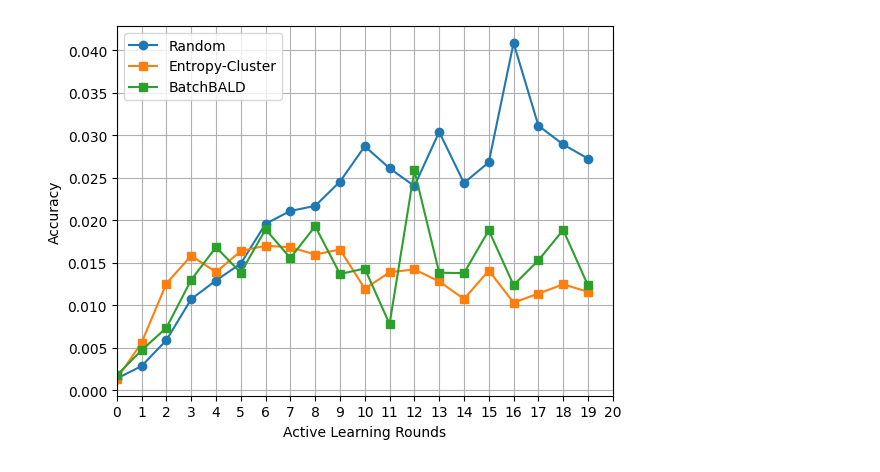
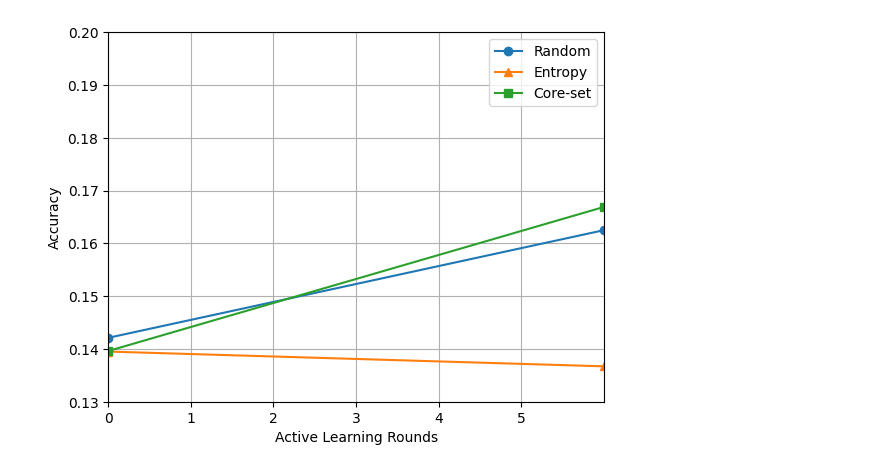
Before and after one commit to plant-ai-biophysics-lab/AGILE, a Jupyter notebook: experiments/active-learning/notebooks/pascal-test/plot_results.ipynb, the cells around one changed output. Cells and saved outputs as stored; diff of their text form; code cells hidden in the pictures.

```diff
--- a/experiments/active-learning/notebooks/pascal-test/plot_results.ipynb
+++ b/experiments/active-learning/notebooks/pascal-test/plot_results.ipynb
@@ -14,28 +4,43 @@ y_batchbald = [0.001748, 0.004699, 0.007335, 0.01298, 0.01684, 0.01383, 0.01893,
+# %%
+# x = [0, 1, 2, 3, 4, 5, 6]
+# y_random = [0.1421, 0.151, 0.1465, 0.1718, 0.1508, 0.1684, 0.1625]
+# y_entropy = [0.1395, 0.136, 0.1653, 0.141, 0.1429, 0.1414, 0.1367]
+# y_cluster = [0.1396, 0.1452, 0.1579, 0.1603, 0.1495, 0.1565, 0.1669]
+x = [0, 6]
+y_random = [0.1421, 0.1625]
+y_entropy = [0.1395, 0.1367]
+y_cluster = [0.1396, 0.1669]
 # %%
 # plot the data
 plt.plot(x, y_random, marker='o', label='Random')
 
 # plot the entropy data
-# plt.plot(x, y_entropy, marker='^', label='Entropy')
+plt.plot(x, y_entropy, marker='^', label='Entropy')
 
 # plot the entropy cluster data
-plt.plot(x, y_entropy_cluster, marker='s', label='Entropy-Cluster')
+# plt.plot(x, y_entropy_cluster, marker='s', label='Entropy-Cluster')
 
 # plot the batchbald data
-plt.plot(x, y_batchbald, marker='s', label='BatchBALD')
+# plt.plot(x, y_batchbald, marker='s', label='BatchBALD')
+
+# plot the cluster data
+plt.plot(x, y_cluster, marker='s', label='Core-set')
 
 # labels
 plt.xlabel('Active Learning Rounds')
 plt.ylabel('Accuracy')
 
 # xticks are integers
-plt.xticks(np.arange(0, 21, 1))
+plt.xticks(np.arange(0, 6, 1))
 
 # xlim
-plt.xlim(0, 20)
+plt.xlim(0, 6)
+
+# ylim
+plt.ylim(0.13, 0.2)
 
 plt.grid(True)
 plt.legend()
 plt.show()
 # %% [output]
-[figure, old version]
+[figure, new version]
```
Also changed, not shown: parts of 1 cell of this notebook, 2 other files.
